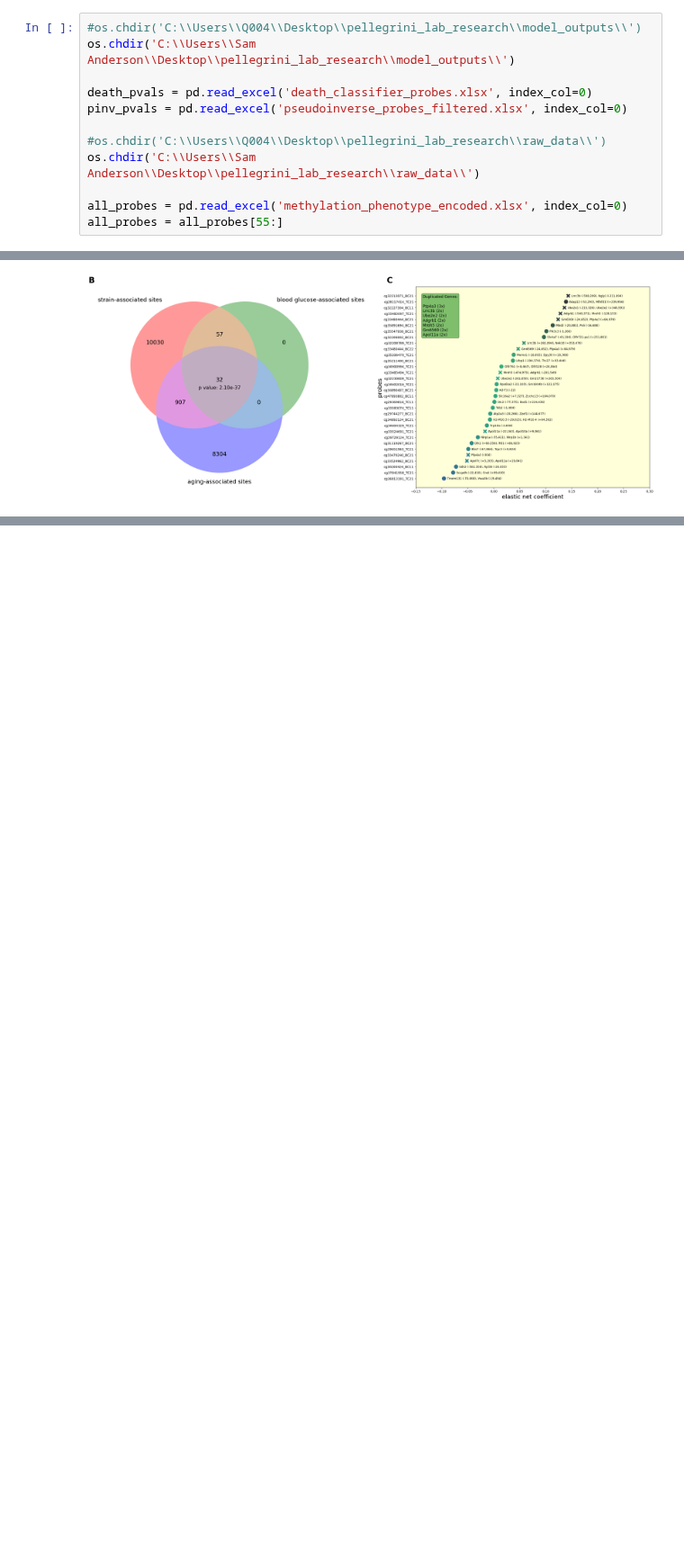
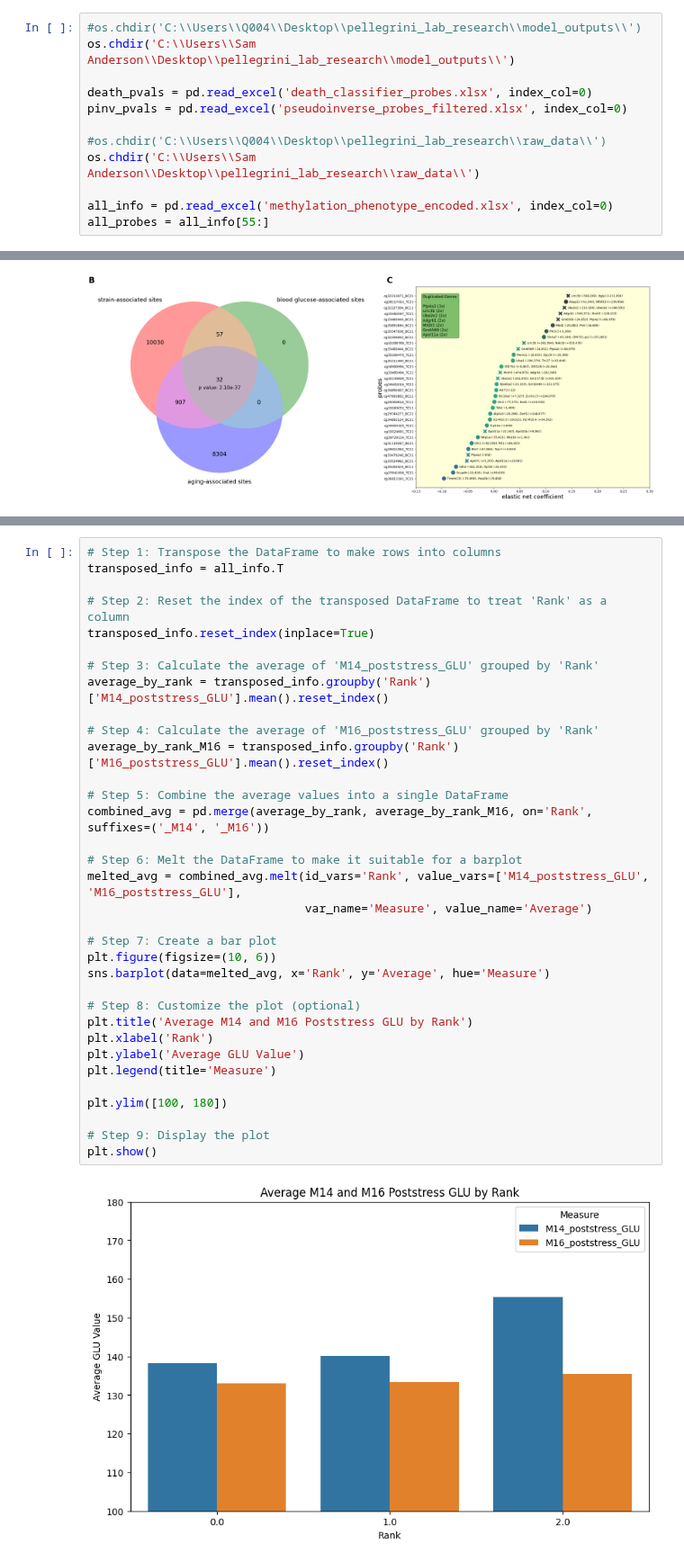
Before and after one commit to SamAndTheSun/CSS_healthspan_epigenetics, a Jupyter notebook: model_intersection_analysis.ipynb, the cells around one changed output, grey strips where cells are left out. Shown at 90% size. Drawn from its saved outputs; the diff is of its cells as text; blank space fills up the shorter version.

Commit message:
work in progress, bar plots for blood glucose values for m14 and m16 in intersection

```diff
--- a/model_intersection_analysis.ipynb
+++ b/model_intersection_analysis.ipynb
@@ -37,8 +40,8 @@ pinv_pvals = pd.read_excel('pseudoinverse_probes_filtered.xlsx', index_col=0)
 #os.chdir('C:\\Users\\Q004\\Desktop\\pellegrini_lab_research\\raw_data\\')
 os.chdir('C:\\Users\\Sam Anderson\\Desktop\\pellegrini_lab_research\\raw_data\\')
 
-all_probes = pd.read_excel('methylation_phenotype_encoded.xlsx', index_col=0)
-all_probes = all_probes[55:]
+all_info = pd.read_excel('methylation_phenotype_encoded.xlsx', index_col=0)
+all_probes = all_info[55:]
 # %% [markdown]
 Get the probes associated with strain
 # %%
@@ -285,0 +307,36 @@ trait_factors
+# %%
+# Step 1: Transpose the DataFrame to make rows into columns
+transposed_info = all_info.T
+
+# Step 2: Reset the index of the transposed DataFrame to treat 'Rank' as a column
+transposed_info.reset_index(inplace=True)
+
+# Step 3: Calculate the average of 'M14_poststress_GLU' grouped by 'Rank'
+average_by_rank = transposed_info.groupby('Rank')['M14_poststress_GLU'].mean().reset_index()
+
+# Step 4: Calculate the average of 'M16_poststress_GLU' grouped by 'Rank'
+average_by_rank_M16 = transposed_info.groupby('Rank')['M16_poststress_GLU'].mean().reset_index()
+
+# Step 5: Combine the average values into a single DataFrame
+combined_avg = pd.merge(average_by_rank, average_by_rank_M16, on='Rank', suffixes=('_M14', '_M16'))
+
+# Step 6: Melt the DataFrame to make it suitable for a barplot
+melted_avg = combined_avg.melt(id_vars='Rank', value_vars=['M14_poststress_GLU', 'M16_poststress_GLU'],
+                               var_name='Measure', value_name='Average')
+
+# Step 7: Create a bar plot
+plt.figure(figsize=(10, 6))
+sns.barplot(data=melted_avg, x='Rank', y='Average', hue='Measure')
+
+# Step 8: Customize the plot (optional)
+plt.title('Average M14 and M16 Poststress GLU by Rank')
+plt.xlabel('Rank')
+plt.ylabel('Average GLU Value')
+plt.legend(title='Measure')
+
+plt.ylim([100, 180])
+
+# Step 9: Display the plot
+plt.show()
+# %% [output]
+[figure, added]
```
Also changed, not shown: parts of 8 cells of this notebook.
